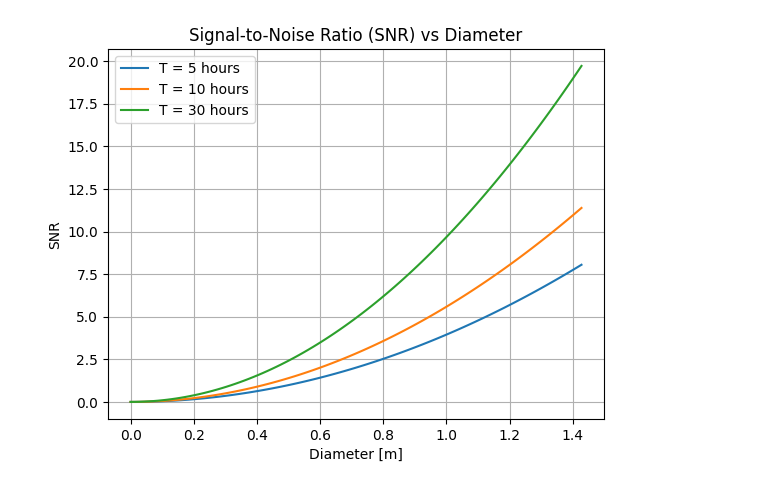
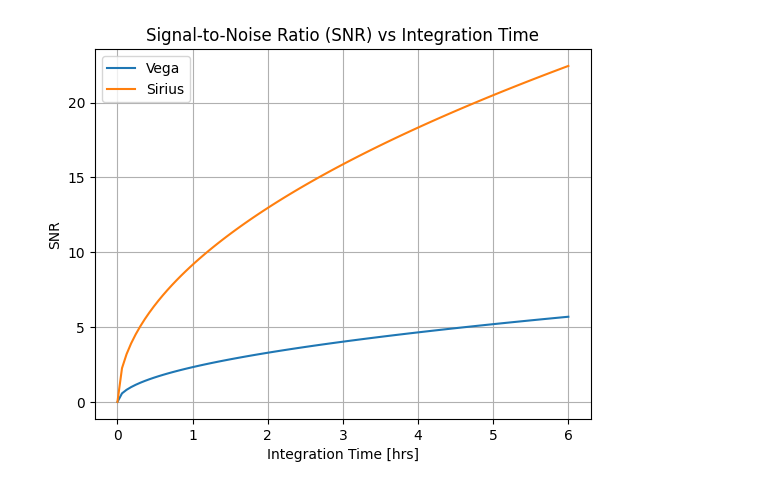
Before and after one commit to LucijanaS/brightstar, a Jupyter notebook: SNR_test.ipynb, the cells around one changed output. Cells and saved outputs as stored; diff of their text form; code cells hidden in the pictures.

```diff
--- a/SNR_test.ipynb
+++ b/SNR_test.ipynb
@@ -3,0 +9,19 @@ import matplotlib.pyplot as plt
+# %%
+data = {}
+file_name = "stars_visible_" + date_str + ".csv"
+file_name = "1000stars_data.csv"
+# Open the CSV file
+with open(file_name, newline='') as csvfile:
+    reader = csv.reader(csvfile)
+    header = next(reader)  # Read the header row
+
+    # Create an empty list for each column
+    for column_name in header:
+        data[column_name] = []
+
+    # Iterate over each row in the CSV file
+    for row in reader:
+        # Iterate over each item in the row and append it to the respective column list
+        for idx, item in enumerate(row):
+            column_name = header[idx]  # Get the corresponding column name
+            data[column_name].append(item)
@@ -4,29 +49,49 @@ import matplotlib.pyplot as plt
 # %%
-alpha = 0.15
-V = 0.5
-phi = 10**-5
-T_ = [5, 10, 30]  # hours
-T = [5*3600, 10*3600, 30*3600]  # seconds
-delta_tau = 10**-10
+epsilon_O_1 = 0.5
+epsilon_O_2 = 0.5
+epsilon_D_1 = 0.25
+epsilon_D_2 = 0.25
+d_1 = 0.3
+d_2 = 0.6
+A_1 = area(d_1)
+A_2 = area(d_2)
+B_1 = 0
+B_2 = 0
+N_channels = 1
 
-# Function to calculate SNR
-def snr(diameter, T):
-    area = np.pi * (diameter / 2)**2
-    return area * alpha * V**2 * phi * np.sqrt(T / (1 * delta_tau))
+
+delta_t_1 = 3e-11
+delta_t_2 = 3e-11
+"""
+delta_t_1 = 10e-9
+delta_t_2 = 10e-9
+"""
 
 # Generate diameters
-diameters = np.linspace(0, np.sqrt(1.6/np.pi) * 2, 100)  # Calculate the corresponding diameters for the given area range
+hours = 6
+T_0 = np.linspace(0, 6, 100)
 
-# Plot SNR vs Diameter
+# Plot SNR vs integration time T_0
 plt.figure()
+
+"""
 for i, t in enumerate(T):
     plt.plot(diameters, snr(diameters, t), label=f'T = {T_[i]} hours')
+"""
+star_1 = "Vega"
+star_2 = "Sirius"
+Phi_1 = get_phi(star_1)
+Phi_2 = get_phi(star_2)
 
-plt.xlabel('Diameter [m]')
+
+plt.plot(T_0, SNR(T_0, Phi_1), label=star_1)
+plt.plot(T_0, SNR(T_0, Phi_2), label=star_2)
+
+plt.xlabel('Integration Time [hrs]')
 plt.ylabel('SNR')
-plt.title('Signal-to-Noise Ratio (SNR) vs Diameter')
+plt.title('Signal-to-Noise Ratio (SNR) vs Integration Time')
 plt.legend()
 plt.grid(True)
 plt.show()
 # %% [output]
-[figure, old version]
+[figure, new version]
```
Also changed, not shown: parts of 10 cells of this notebook, 2 other files.
